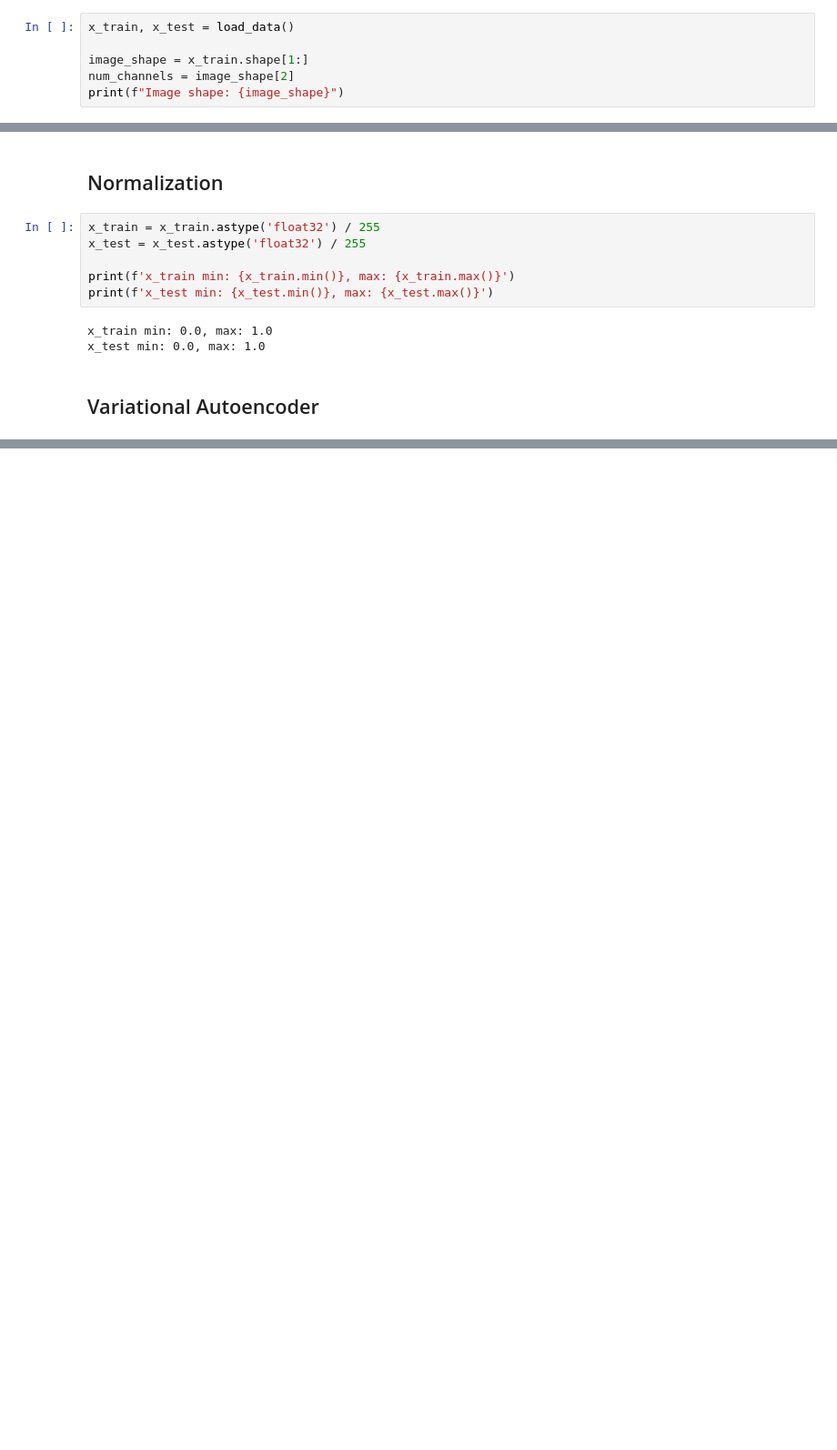
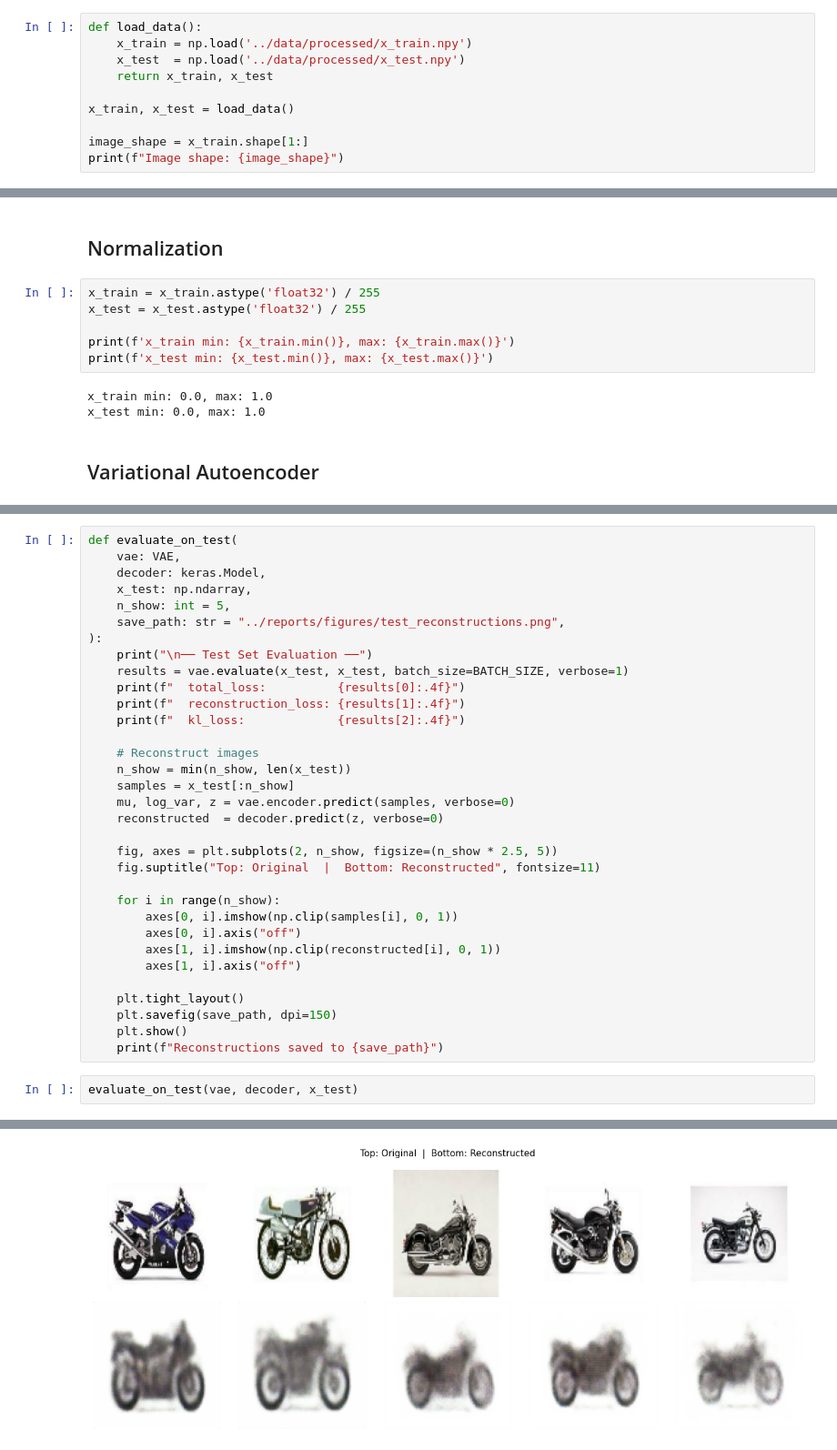
Before and after one commit to luisejdm/Proyecto1_Deep_Learning, a Jupyter notebook: notebooks/3.01-lejdm-first-vae.ipynb, the cells around one changed output, grey strips where cells are left out. Shown at 91% size. Saved outputs shown, nothing was run; the diff lists cells and outputs as text; blank space fills up the shorter version.

```diff
--- a/notebooks/3.01-lejdm-first-vae.ipynb
+++ b/notebooks/3.01-lejdm-first-vae.ipynb
@@ -16,9 +20,13 @@ from proyecto1_deep_learning.data_loader import load_data
 # %% [markdown]
 ## Load the data
 # %%
+def load_data():
+    x_train = np.load('../data/processed/x_train.npy')
+    x_test  = np.load('../data/processed/x_test.npy')
+    return x_train, x_test
+
 x_train, x_test = load_data()
 
 image_shape = x_train.shape[1:]
-num_channels = image_shape[2]
 print(f"Image shape: {image_shape}")
 # %% [output]
@@ -124,0 +327,36 @@ None
+# %%
+def evaluate_on_test(
+    vae: VAE,
+    decoder: keras.Model,
+    x_test: np.ndarray,
+    n_show: int = 5,
+    save_path: str = "../reports/figures/test_reconstructions.png",
+):
+    print("\n── Test Set Evaluation ──")
+    results = vae.evaluate(x_test, x_test, batch_size=BATCH_SIZE, verbose=1)
+    print(f"  total_loss:          {results[0]:.4f}")
+    print(f"  reconstruction_loss: {results[1]:.4f}")
+    print(f"  kl_loss:             {results[2]:.4f}")
+
+    # Reconstruct images
+    n_show = min(n_show, len(x_test))
+    samples = x_test[:n_show]
+    mu, log_var, z = vae.encoder.predict(samples, verbose=0)
+    reconstructed  = decoder.predict(z, verbose=0)
+
+    fig, axes = plt.subplots(2, n_show, figsize=(n_show * 2.5, 5))
+    fig.suptitle("Top: Original  |  Bottom: Reconstructed", fontsize=11)
+
+    for i in range(n_show):
+        axes[0, i].imshow(np.clip(samples[i], 0, 1))
+        axes[0, i].axis("off")
+        axes[1, i].imshow(np.clip(reconstructed[i], 0, 1))
+        axes[1, i].axis("off")
+
+    plt.tight_layout()
+    plt.savefig(save_path, dpi=150)
+    plt.show()
+    print(f"Reconstructions saved to {save_path}")
+# %%
+evaluate_on_test(vae, decoder, x_test)
+# %% [output]
@@ -124,0 +368 @@ None
+[figure, added]
```
Also changed, not shown: parts of 15 cells of this notebook, 3 other files.
